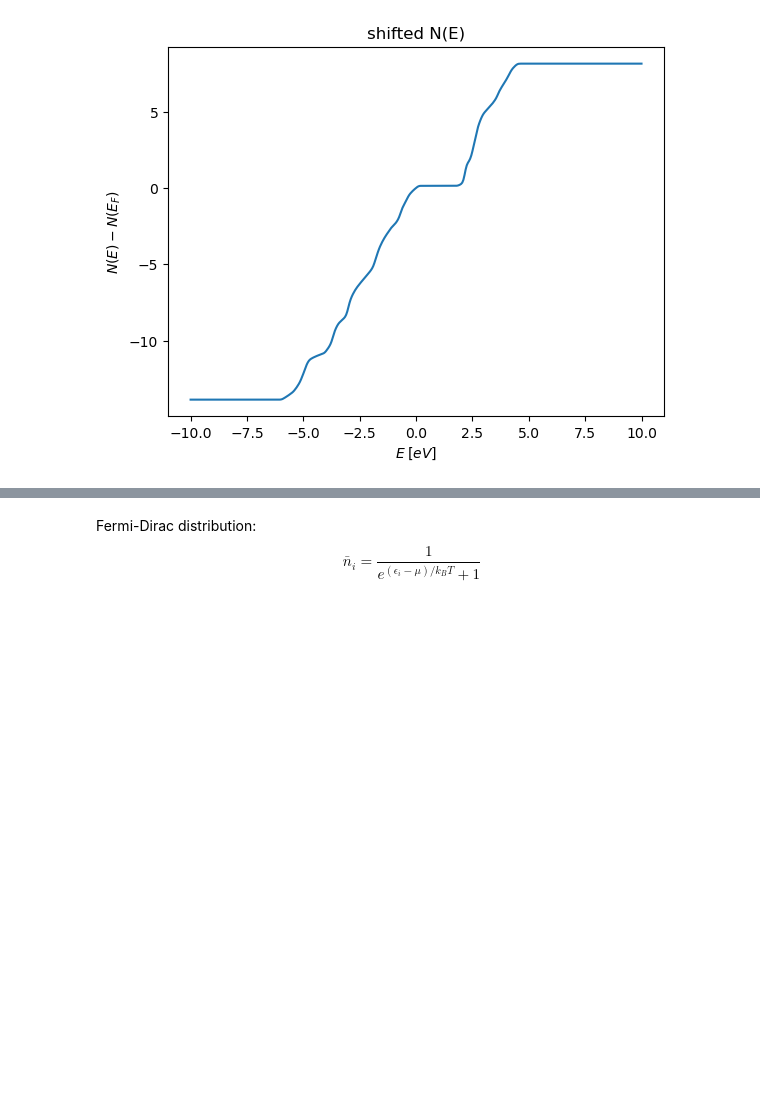
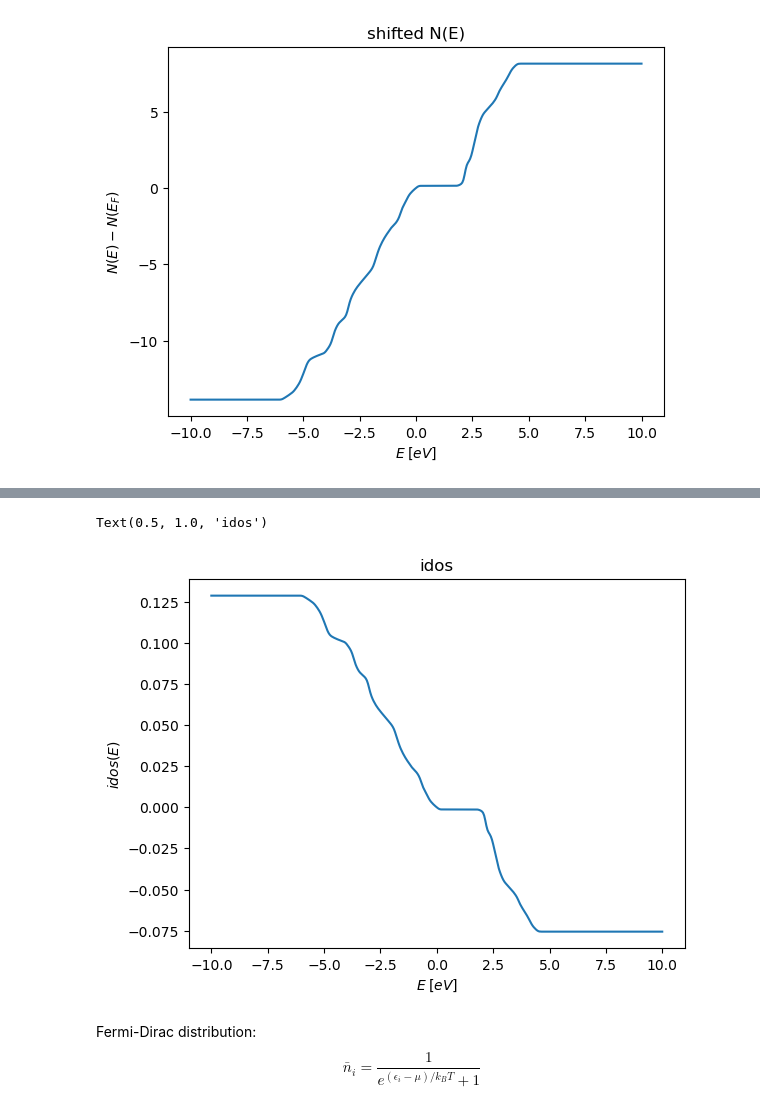
Before and after one commit to bastistoeck/Projektarbeit-1, a Jupyter notebook: DOS_calculations/tmdc_idos.ipynb, the cells around one changed output, grey strips where cells are left out. Saved outputs shown, nothing was run; the diff lists cells and outputs as text; code cells hidden in the pictures; blank space fills up the shorter version.

```diff
--- a/DOS_calculations/tmdc_idos.ipynb
+++ b/DOS_calculations/tmdc_idos.ipynb
@@ -103,4 +102,12 @@ idos = -1 * n_particle_shifted/V
 107.63084615379371
+# %%
+plt.plot(calculated_dos[:, 0], idos)
+plt.xlabel('$E \\; [eV]$')
+plt.ylabel('$idos(E)$')
+plt.title('idos')
+# %% [output]
+Text(0.5, 1.0, 'idos')
+[figure, added]
 # %%
 np.save('idos_MoS2', idos)
 # %% [markdown]
```
Also changed, not shown: parts of 1 cell of this notebook, 2 other files.
